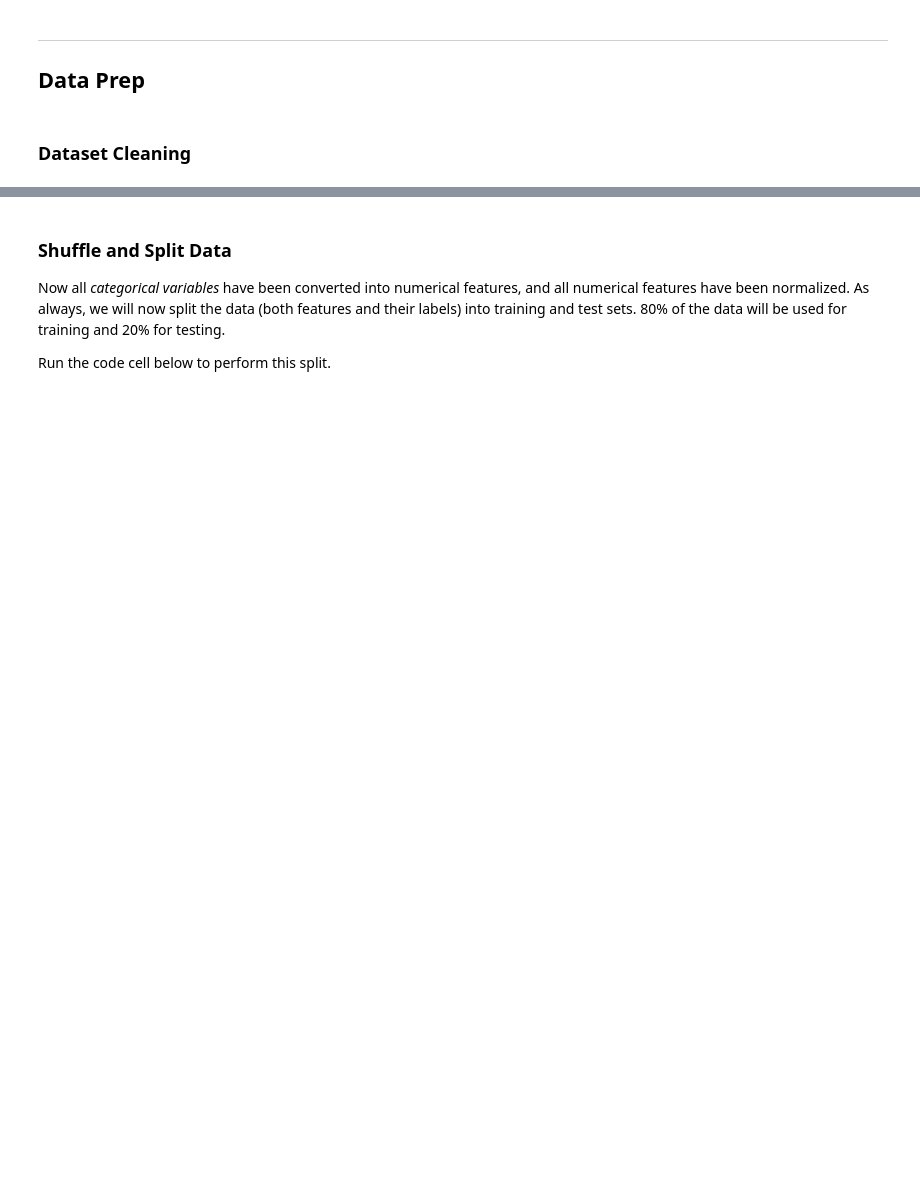
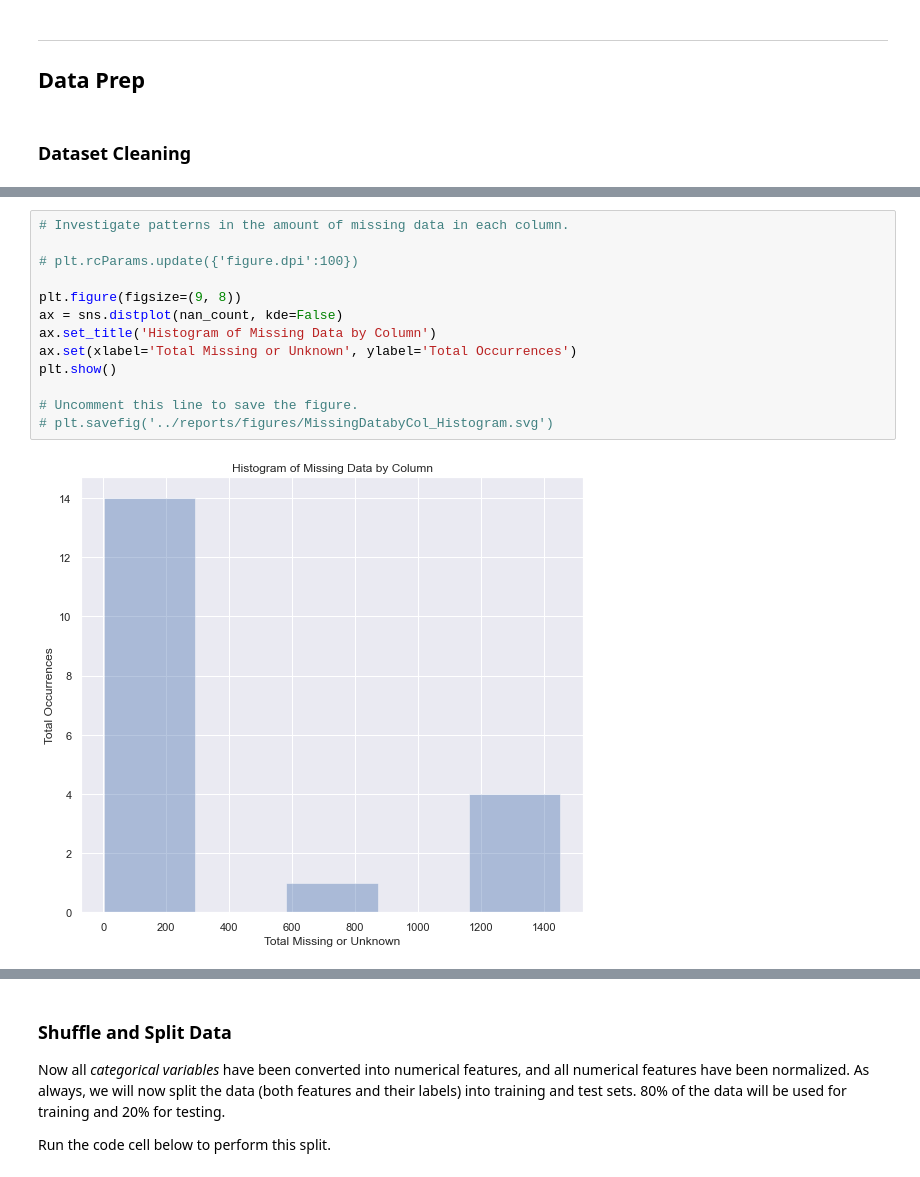
Before and after one commit to sean-a-ward/housing-comp, a Jupyter notebook: notebooks/2.0-saw-data-preparation.ipynb, the cells around one changed output, grey strips where cells are left out. Cells and saved outputs as stored; diff of their text form; blank space fills up the shorter version.

```diff
--- a/notebooks/2.0-saw-data-preparation.ipynb
+++ b/notebooks/2.0-saw-data-preparation.ipynb
@@ -277,0 +78,15 @@ features_final.head()
+# %%
+# Investigate patterns in the amount of missing data in each column.
+
+# plt.rcParams.update({'figure.dpi':100})
+
+plt.figure(figsize=(9, 8))
+ax = sns.distplot(nan_count, kde=False)
+ax.set_title('Histogram of Missing Data by Column')
+ax.set(xlabel='Total Missing or Unknown', ylabel='Total Occurrences')
+plt.show()
+
+# Uncomment this line to save the figure.
+# plt.savefig('../reports/figures/MissingDatabyCol_Histogram.svg')
+# %% [output]
+[figure, added]
```
Also changed, not shown: parts of 39 cells of this notebook.
